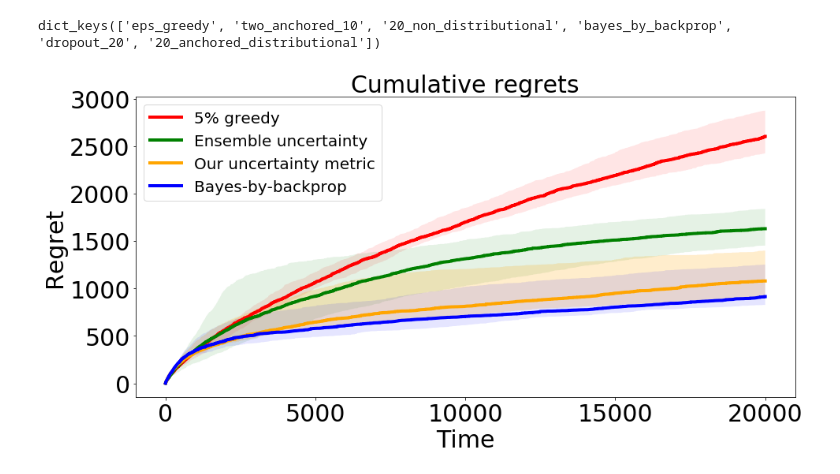
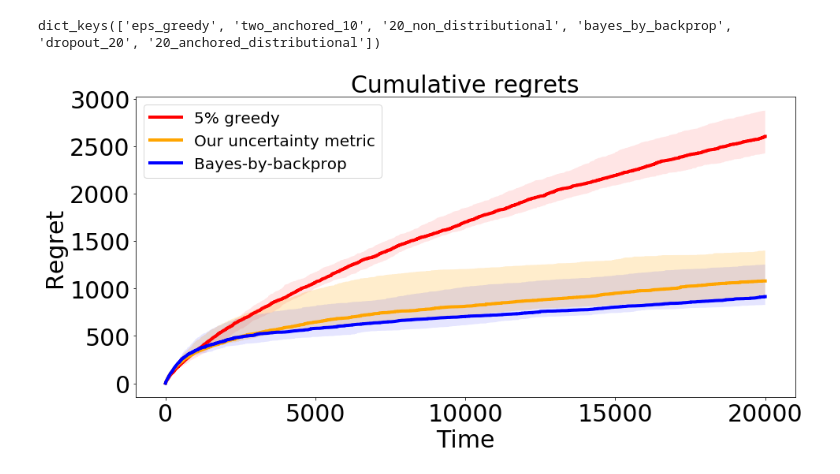
Before and after one commit to uncharted-technologies/risk-and-uncertainty, a Jupyter notebook: main/Bandits/cumulative_regrets.ipynb, the cells around one changed output. Saved outputs shown, nothing was run; the diff lists cells and outputs as text; code cells hidden in the pictures.

Commit message:
updated some code for the bandit experiment

```diff
--- a/main/Bandits/cumulative_regrets.ipynb
+++ b/main/Bandits/cumulative_regrets.ipynb
@@ -33,33 +33,28 @@ for k,v in results_regret_bandits.items():
 # %%
 
 plt.figure(figsize=(15,7))
 
 plt.plot(np.median(results_regret_bandits['eps_greedy'],0), label="5% greedy", linewidth=4, color='red')
 plt.fill_between(range(20000), plots['eps_greedy'][0], plots['eps_greedy'][1], facecolor='red', alpha=0.1)
-
-plt.plot(np.median(results_regret_bandits['20_non_distributional'],0), label="Ensemble uncertainty", linewidth=4, color='green')
-plt.fill_between(range(20000), plots['20_non_distributional'][0], plots['20_non_distributional'][1],
-                 facecolor='green', alpha=0.1)
-
 
 
 plt.plot(np.median(results_regret_bandits['two_anchored_10'],0), label="Our uncertainty metric", linewidth=4, color='orange')
 plt.fill_between(range(20000), plots['two_anchored_10'][0],
                  plots['two_anchored_10'][1], facecolor='orange', alpha=0.2)
 
 
 
 plt.plot(np.median(results_regret_bandits['bayes_by_backprop'],0), label="Bayes-by-backprop", linewidth=4, color='blue')
 plt.fill_between(range(20000), plots['bayes_by_backprop'][0], plots['bayes_by_backprop'][1], facecolor='blue',
                 alpha=0.1)
 
 
 plt.xlabel("Time", fontsize=30)
 plt.ylabel("Regret", fontsize=30)
 plt.xticks([0, 5000, 10000, 15000, 20000], size=30)
 plt.yticks(size=30)
 plt.legend(prop={'size': 20}, loc=2)
 plt.title('Cumulative regrets', size=30)
 plt.show()
 # %% [output]
-[figure, old version]
+[figure, new version]
```
Also changed, not shown: 1 other file.
